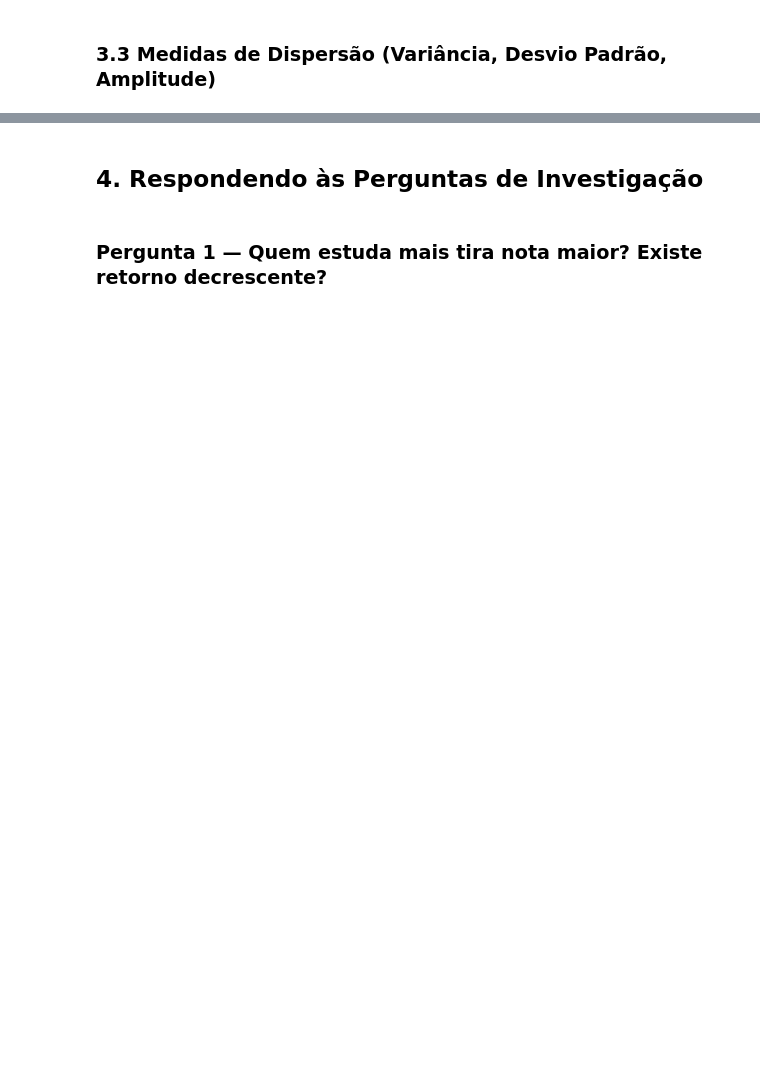
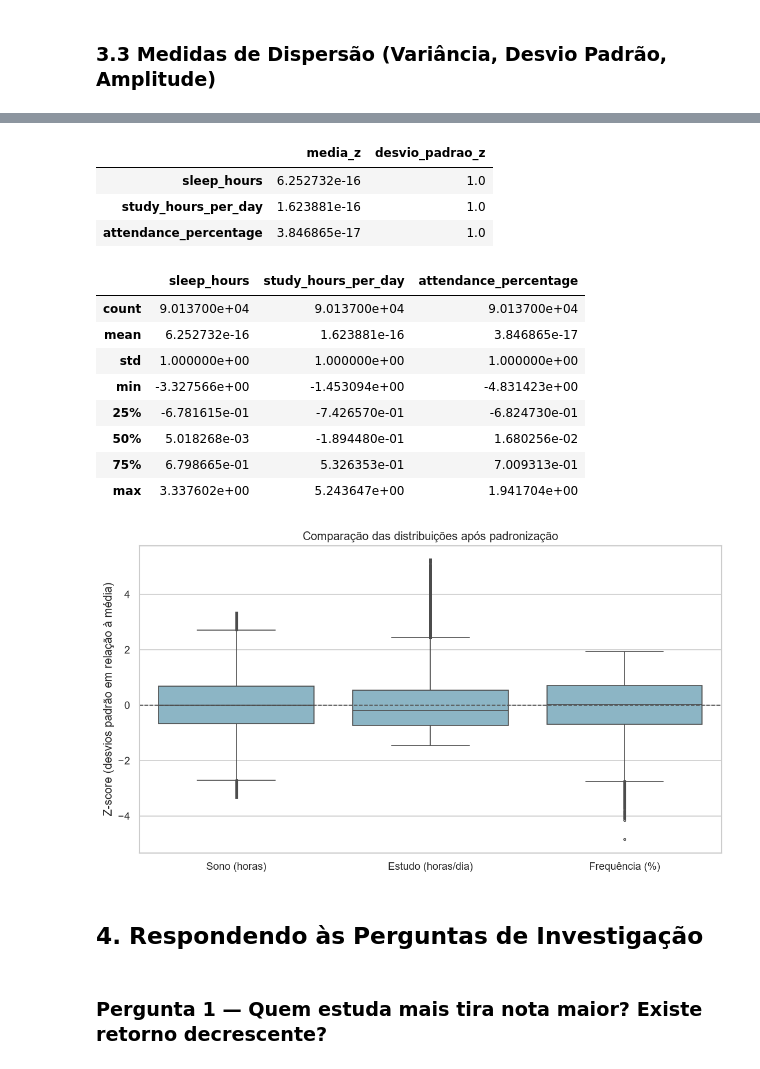
Before and after one commit to arthurdfoliveira/TrabalhoEstatistica, a Jupyter notebook: EDA_Desempenho_Academico.ipynb, the cells around one changed output, grey strips where cells are left out. Saved outputs shown, nothing was run; the diff lists cells and outputs as text; code cells hidden in the pictures; blank space fills up the shorter version.

```diff
--- a/EDA_Desempenho_Academico.ipynb
+++ b/EDA_Desempenho_Academico.ipynb
@@ -143,10 +252,24 @@ com maior amplitude (`attendance_percentage`) domina artificialmente a comparaç
 # %%
-scaler = StandardScaler()
-df_normalizado = pd.DataFrame(
-    scaler.fit_transform(df[variaveis_numericas]),
-    columns=[c + "_norm" for c in variaveis_numericas],
-)
-df_normalizado.describe()
+df_normalizado = resultados_exploracao["padronizados"]
+display(resultados_exploracao["verificacao"])
+display(df_normalizado.describe())
+display(figuras_exploracao["04_padronizacao"])
+exportar_tabelas(resultados_exploracao, PASTA_RESULTADOS)
+# %% [output]
+|  | media_z | desvio_padrao_z |
+| sleep_hours | 6.252732e-16 | 1.0 |
+| study_hours_per_day | 1.623881e-16 | 1.0 |
+| attendance_percentage | 3.846865e-17 | 1.0 |
+|  | sleep_hours | study_hours_per_day | attendance_percentage |
+| count | 9.013700e+04 | 9.013700e+04 | 9.013700e+04 |
+| mean | 6.252732e-16 | 1.623881e-16 | 3.846865e-17 |
+| std | 1.000000e+00 | 1.000000e+00 | 1.000000e+00 |
+| min | -3.327566e+00 | -1.453094e+00 | -4.831423e+00 |
+| 25% | -6.781615e-01 | -7.426570e-01 | -6.824730e-01 |
+| 50% | 5.018268e-03 | -1.894480e-01 | 1.680256e-02 |
+| 75% | 6.798665e-01 | 5.326353e-01 | 7.009313e-01 |
+| max | 3.337602e+00 | 5.243647e+00 | 1.941704e+00 |
+[figure, added]
 # %% [markdown]
 ## 4. Respondendo às Perguntas de Investigação
 # %% [markdown]
```
Also changed, not shown: parts of 23 cells of this notebook, 13 other files.
